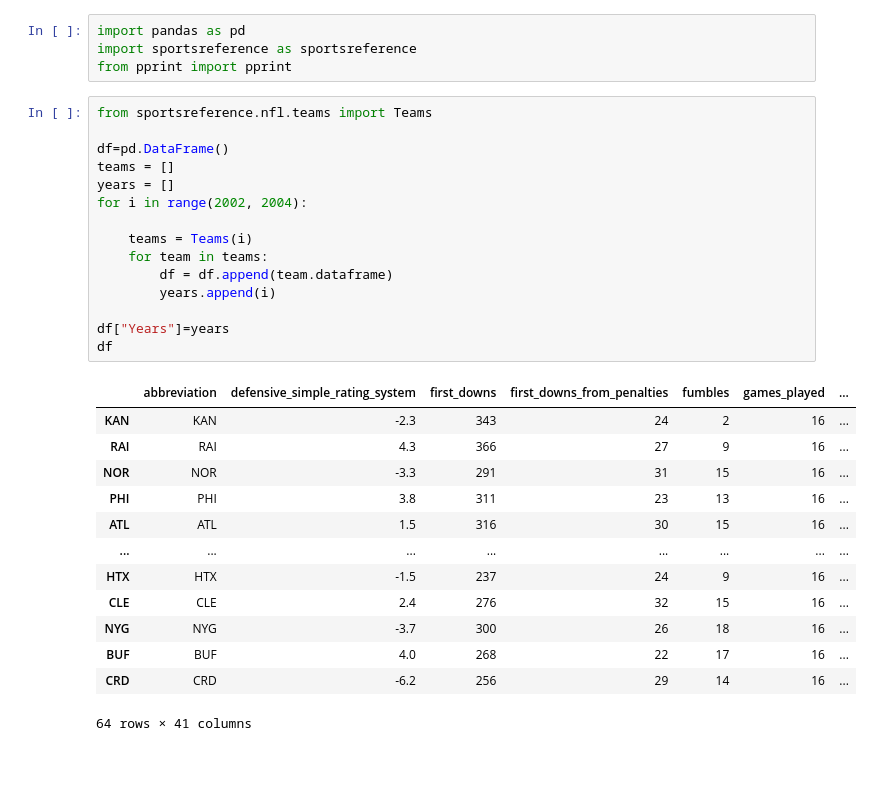
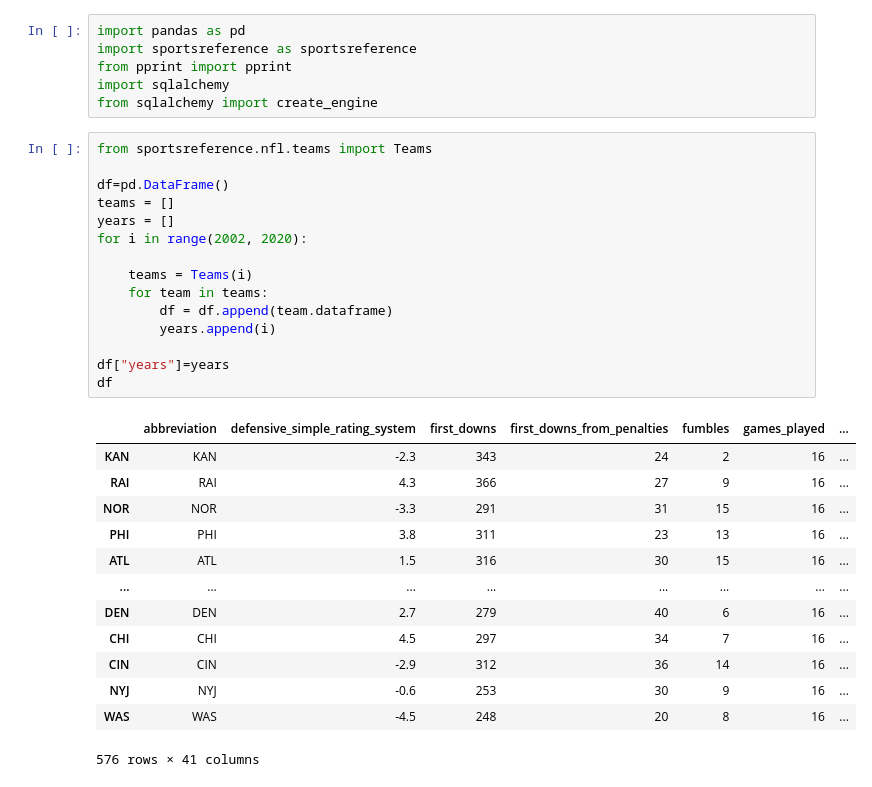
Before and after one commit to Vermath/NCAA-Football-Stats, a Jupyter notebook: Sports Reference Data Pull.ipynb, the cells around one changed output. Saved outputs shown, nothing was run; the diff lists cells and outputs as text.

```diff
--- a/Sports Reference Data Pull.ipynb
+++ b/Sports Reference Data Pull.ipynb
@@ -2,32 +2,34 @@
 import pandas as pd
 import sportsreference as sportsreference
 from pprint import pprint
+import sqlalchemy
+from sqlalchemy import create_engine
 # %%
 from sportsreference.nfl.teams import Teams
 
 df=pd.DataFrame()
 teams = []
 years = []
-for i in range(2002, 2004):
+for i in range(2002, 2020):
 
     teams = Teams(i)
     for team in teams:
         df = df.append(team.dataframe)
         years.append(i)
 
-df["Years"]=years
+df["years"]=years
 df
 # %% [output]
 |  | abbreviation | defensive_simple_rating_system | first_downs | first_downs_from_penalties | fumbles | games_played | ... |
 | KAN | KAN | -2.3 | 343 | 24 | 2 | 16 | ... |
 | RAI | RAI | 4.3 | 366 | 27 | 9 | 16 | ... |
 | NOR | NOR | -3.3 | 291 | 31 | 15 | 16 | ... |
 | PHI | PHI | 3.8 | 311 | 23 | 13 | 16 | ... |
 | ATL | ATL | 1.5 | 316 | 30 | 15 | 16 | ... |
 | ... | ... | ... | ... | ... | ... | ... | ... |
-| HTX | HTX | -1.5 | 237 | 24 | 9 | 16 | ... |
-| CLE | CLE | 2.4 | 276 | 32 | 15 | 16 | ... |
-| NYG | NYG | -3.7 | 300 | 26 | 18 | 16 | ... |
-| BUF | BUF | 4.0 | 268 | 22 | 17 | 16 | ... |
-| CRD | CRD | -6.2 | 256 | 29 | 14 | 16 | ... |
+| DEN | DEN | 2.7 | 279 | 40 | 6 | 16 | ... |
+| CHI | CHI | 4.5 | 297 | 34 | 7 | 16 | ... |
+| CIN | CIN | -2.9 | 312 | 36 | 14 | 16 | ... |
+| NYJ | NYJ | -0.6 | 253 | 30 | 9 | 16 | ... |
+| WAS | WAS | -4.5 | 248 | 20 | 8 | 16 | ... |
-64 rows × 41 columns
+576 rows × 41 columns
```
Also changed, not shown: parts of 7 cells of this notebook, 2 other files.
